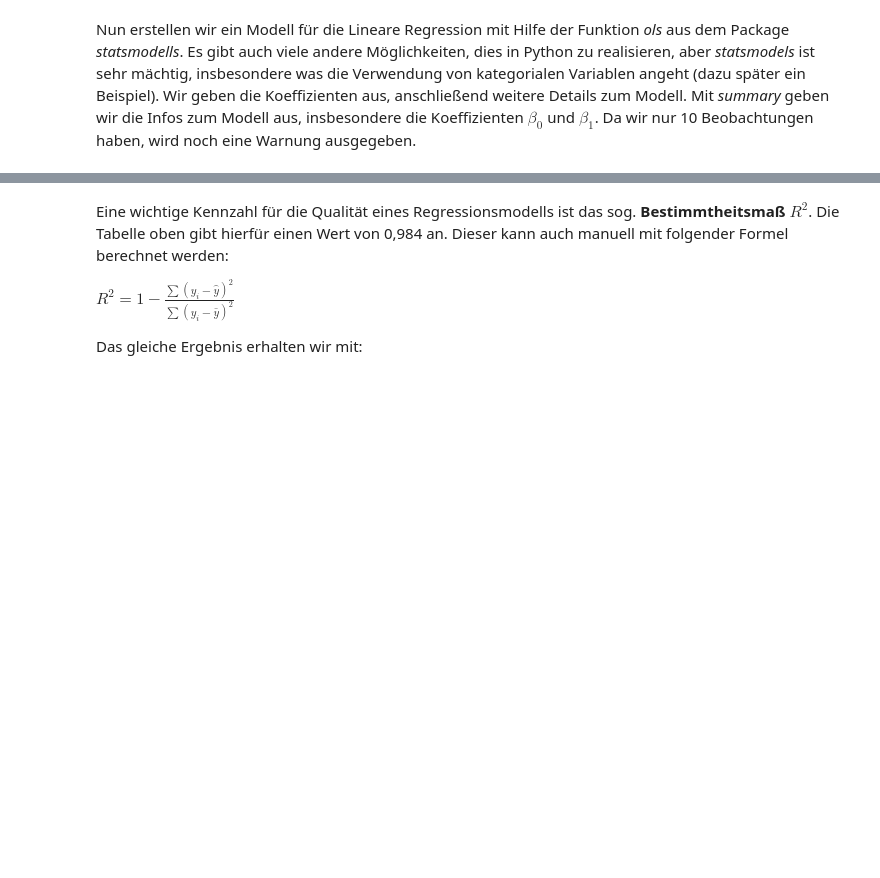
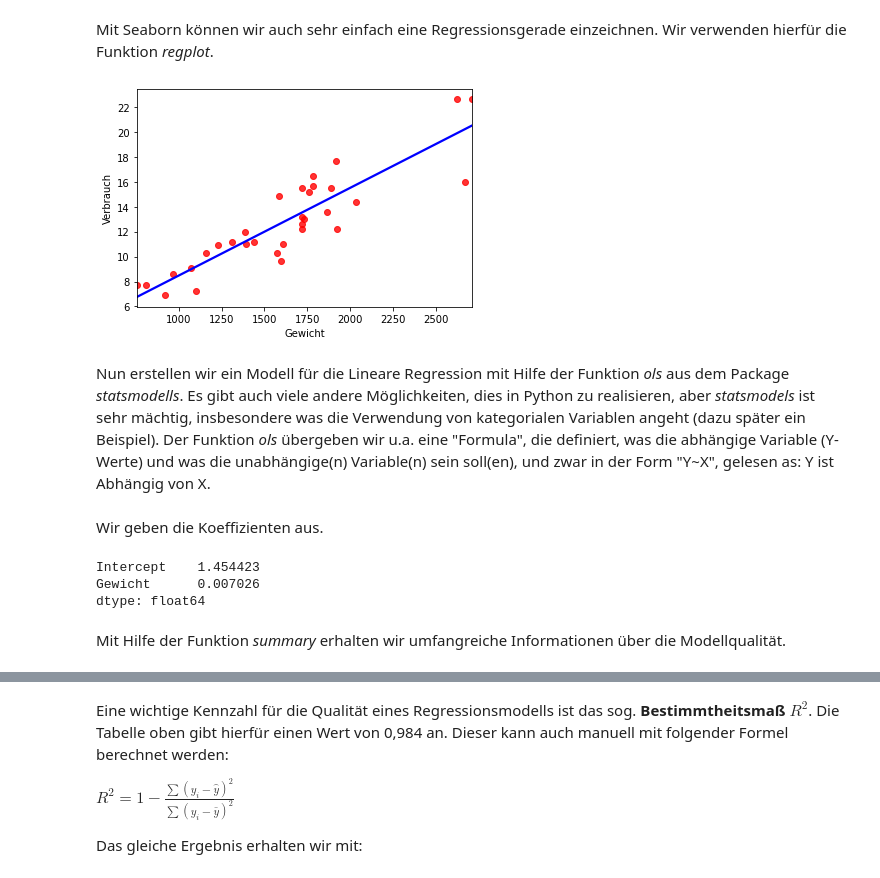
Before and after one commit to troescherw/jupyter_python, a Jupyter notebook: LineareRegression.ipynb, the cells around one changed output, grey strips where cells are left out. Drawn from its saved outputs; the diff is of its cells as text; code cells hidden in the pictures; blank space fills up the shorter version.

```diff
--- a/LineareRegression.ipynb
+++ b/LineareRegression.ipynb
@@ -18,4 +25,10 @@ plt.show()
+# %% [markdown]
+Mit Seaborn können wir auch sehr einfach eine Regressionsgerade einzeichnen. Wir verwenden hierfür die Funktion *regplot*.
+# %%
+_=sns.regplot(data=autos, x="Gewicht", y="Verbrauch", color="red", ci=None, line_kws={"color": "blue"})
+# %% [output]
+[figure, added]
 # %% [markdown]
-Nun erstellen wir ein Modell für die Lineare Regression mit Hilfe der Funktion *ols* aus dem Package *statsmodells*. Es gibt auch viele andere Möglichkeiten, dies in Python zu realisieren, aber *statsmodels* ist sehr mächtig, insbesondere was die Verwendung von kategorialen Variablen angeht (dazu später ein Beispiel). Wir geben die Koeffizienten aus, anschließend weitere Details zum Modell. Mit *summary* geben wir die Infos zum Modell aus, insbesondere die Koeffizienten $\beta_0$ und $\beta_1$. Da wir nur 10 Beobachtungen haben, wird noch eine Warnung ausgegeben.
+Nun erstellen wir ein Modell für die Lineare Regression mit Hilfe der Funktion *ols* aus dem Package *statsmodells*. Es gibt auch viele andere Möglichkeiten, dies in Python zu realisieren, aber *statsmodels* ist sehr mächtig, insbesondere was die Verwendung von kategorialen Variablen angeht (dazu später ein Beispiel). Der Funktion *ols* übergeben wir u.a. eine "Formula", die definiert, was die abhängige Variable (Y-Werte) und was die unabhängige(n) Variable(n) sein soll(en), und zwar in der Form "Y~X", gelesen as: Y ist Abhängig von X.
 # %%
 import statsmodels.formula.api as smf
@@ -24,0 +36,10 @@ model.summary()
+# %% [markdown]
+Wir geben die Koeffizienten aus.
+# %%
+model.params
+# %% [output]
+Intercept    1.454423
+Gewicht      0.007026
+dtype: float64
+# %% [markdown]
+Mit Hilfe der Funktion *summary* erhalten wir umfangreiche Informationen über die Modellqualität.
```
Also changed, not shown: parts of 29 cells of this notebook, 2 other files.
